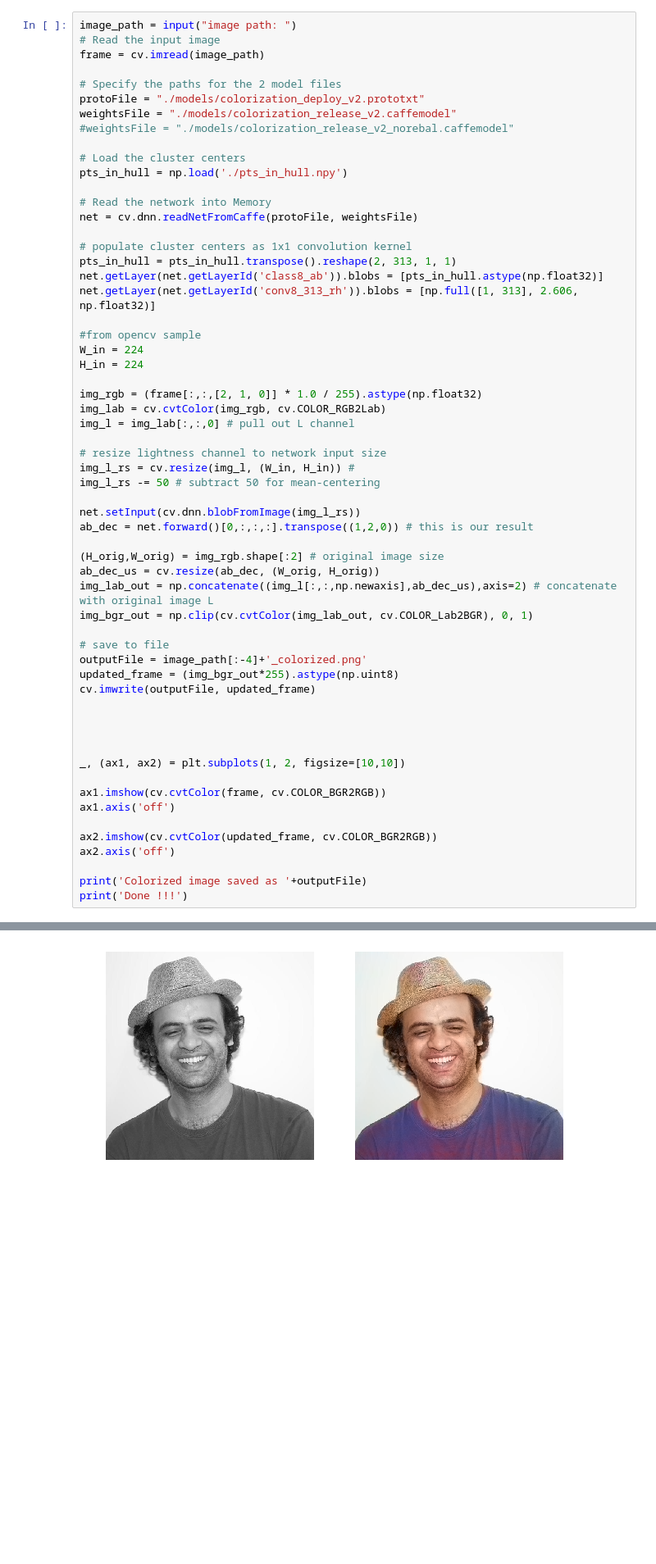
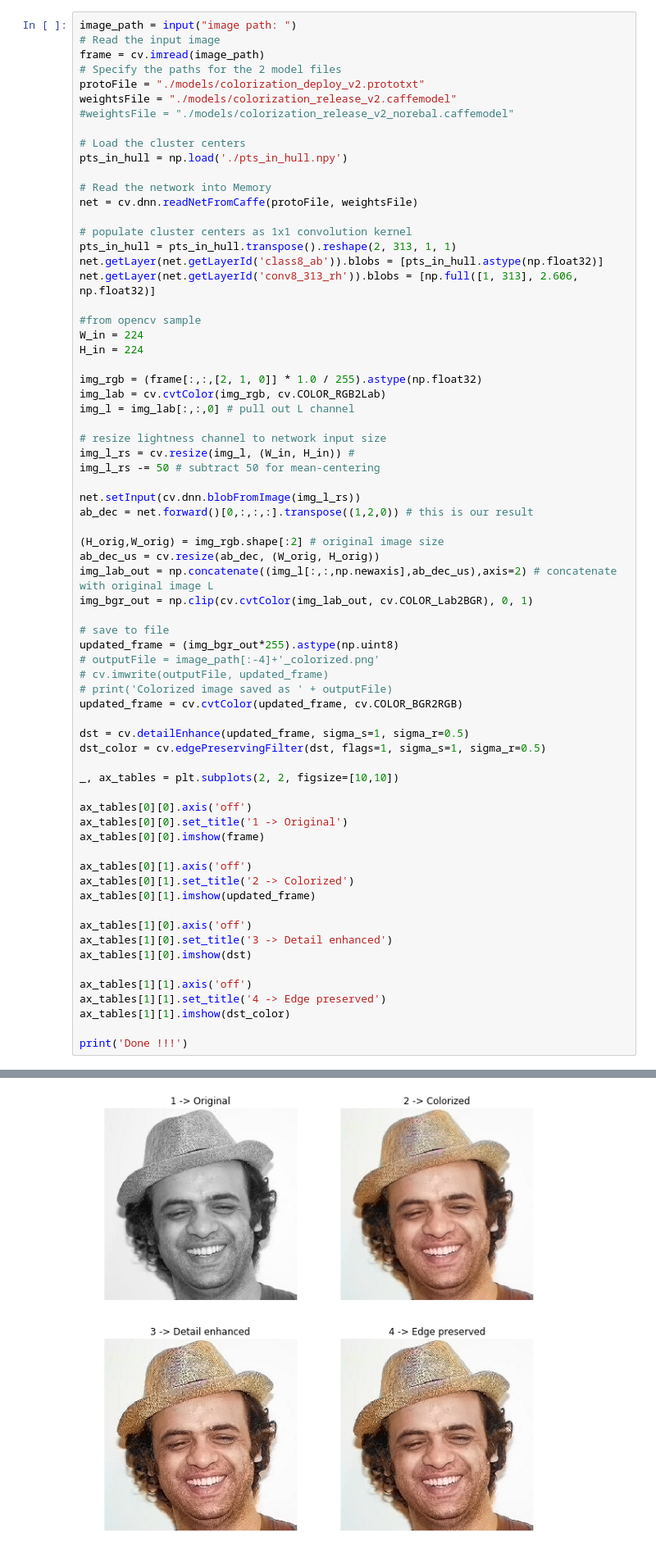
Before and after one commit to agiletechvn/opencv-starterkit, a Jupyter notebook: src/Colorization/Colorization.ipynb, the cells around one changed output, grey strips where cells are left out. Shown at 82% size. Cells and saved outputs as stored; diff of their text form; blank space fills up the shorter version.

```diff
--- a/src/Colorization/Colorization.ipynb
+++ b/src/Colorization/Colorization.ipynb
@@ -10,7 +10,6 @@ import matplotlib.pyplot as plt
 image_path = input("image path: ")
 # Read the input image
 frame = cv.imread(image_path)
-
 # Specify the paths for the 2 model files
 protoFile = "./models/colorization_deploy_v2.prototxt"
 weightsFile = "./models/colorization_release_v2.caffemodel"
@@ -48,22 +47,33 @@ img_lab_out = np.concatenate((img_l[:,:,np.newaxis],ab_dec_us),axis=2) # concate
 img_bgr_out = np.clip(cv.cvtColor(img_lab_out, cv.COLOR_Lab2BGR), 0, 1)
 
 # save to file
-outputFile = image_path[:-4]+'_colorized.png'
 updated_frame = (img_bgr_out*255).astype(np.uint8)
-cv.imwrite(outputFile, updated_frame)
+# outputFile = image_path[:-4]+'_colorized.png'
+# cv.imwrite(outputFile, updated_frame)
+# print('Colorized image saved as ' + outputFile)
+updated_frame = cv.cvtColor(updated_frame, cv.COLOR_BGR2RGB)
 
+dst = cv.detailEnhance(updated_frame, sigma_s=1, sigma_r=0.5)
+dst_color = cv.edgePreservingFilter(dst, flags=1, sigma_s=1, sigma_r=0.5)
 
+_, ax_tables = plt.subplots(2, 2, figsize=[10,10])
 
+ax_tables[0][0].axis('off')
+ax_tables[0][0].set_title('1 -> Original')
+ax_tables[0][0].imshow(frame)
 
-_, (ax1, ax2) = plt.subplots(1, 2, figsize=[10,10])
+ax_tables[0][1].axis('off')
+ax_tables[0][1].set_title('2 -> Colorized')
+ax_tables[0][1].imshow(updated_frame)
 
-ax1.imshow(cv.cvtColor(frame, cv.COLOR_BGR2RGB))
-ax1.axis('off')
+ax_tables[1][0].axis('off')
+ax_tables[1][0].set_title('3 -> Detail enhanced')
+ax_tables[1][0].imshow(dst)
 
-ax2.imshow(cv.cvtColor(updated_frame, cv.COLOR_BGR2RGB))
-ax2.axis('off')
+ax_tables[1][1].axis('off')
+ax_tables[1][1].set_title('4 -> Edge preserved')
+ax_tables[1][1].imshow(dst_color)
 
-print('Colorized image saved as '+outputFile)
 print('Done !!!')
 # %% [output]
 image path: sanjeev.jpg
@@ -71,2 +80,2 @@ Colorized image saved as sanjeev_colorized.png
 Done !!!
-[figure, old version]
+[figure, new version]
```
Also changed, not shown: parts of 1 cell of this notebook, 15 other files.
